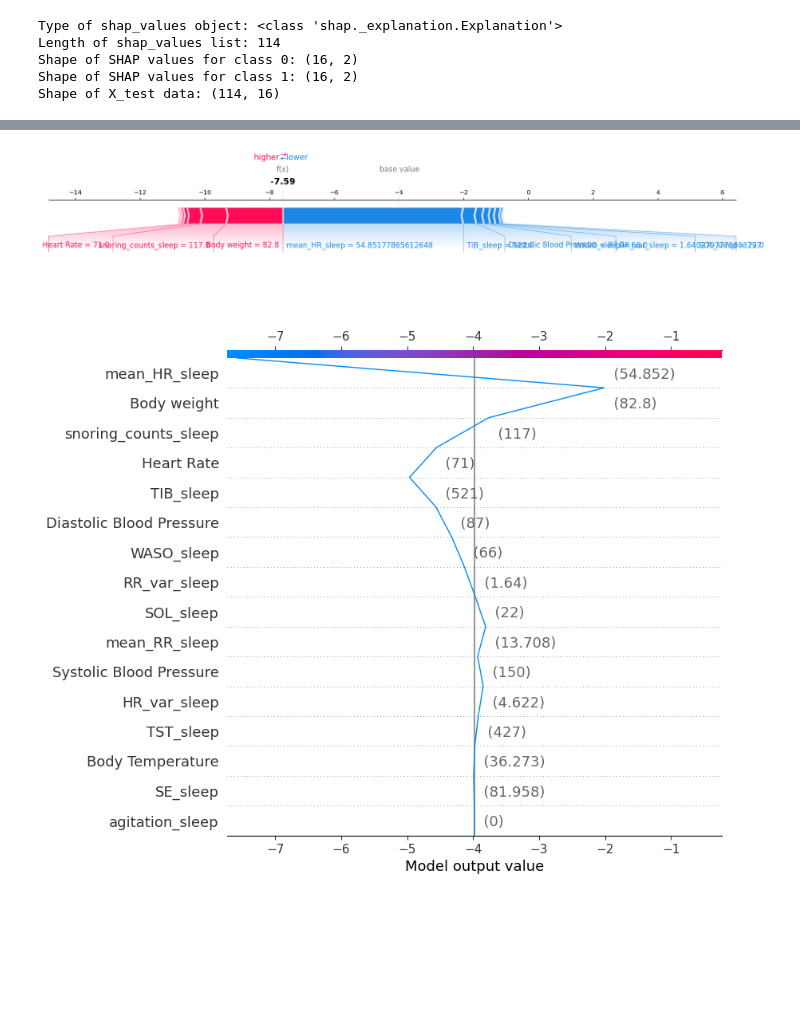
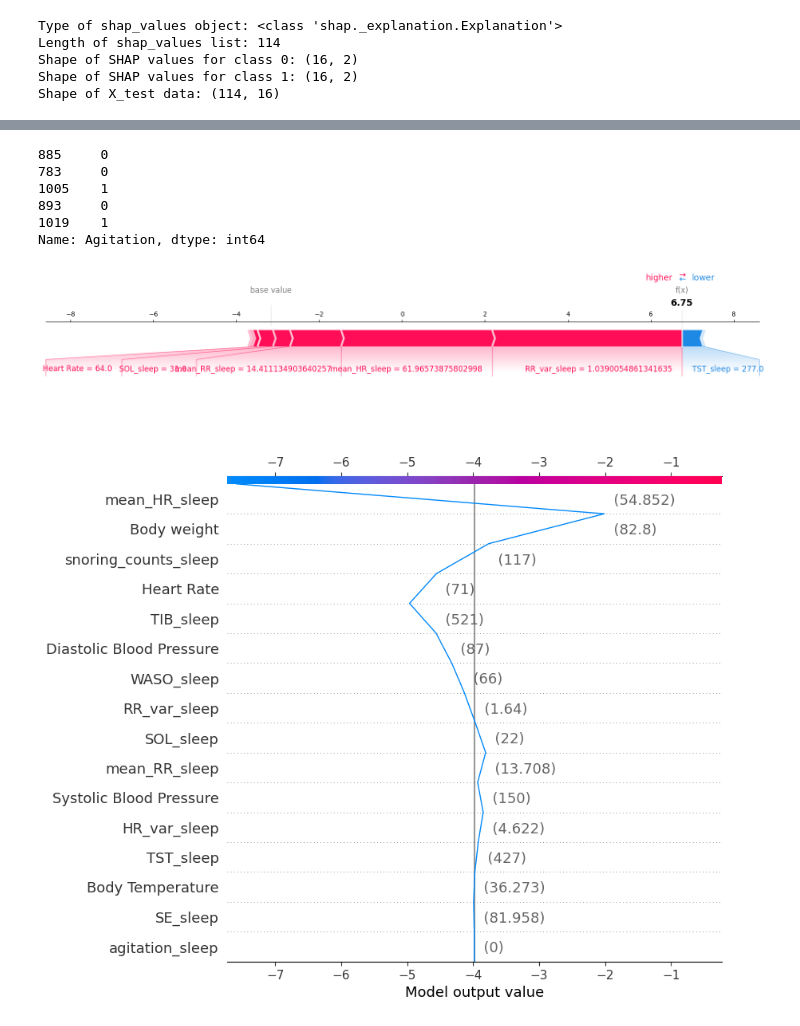
Before and after one commit to y-ghoneim/SDProject32, a Jupyter notebook: Notebooks/Sleep + Physio Model Building.ipynb, the cells around one changed output, grey strips where cells are left out. Saved outputs shown, nothing was run; the diff lists cells and outputs as text; code cells hidden in the pictures; blank space fills up the shorter version.

```diff
--- a/Notebooks/Sleep + Physio Model Building.ipynb
+++ b/Notebooks/Sleep + Physio Model Building.ipynb
@@ -41,6 +41,6 @@ import shap
 data = pd.read_csv('../Dataset/dataset_final.csv')
 
 # Drop unnecessary columns
-data = data.drop(['patient_id', 'window_period', 'Sleep_Agitation', 'Physio_Agitation', 'agitation_sleep'], axis=1)
+data = data.drop(['patient_id', 'window_period', 'Sleep_Agitation', 'Physio_Agitation', 'agitation_sleep', 'snoring_counts_sleep', 'Systolic Blood Pressure', 'Diastolic Blood Pressure', 'Body Temperature', 'Body weight'], axis=1)
 #drop redundant rows
 data = data.drop_duplicates()
@@ -242,20 +260,32 @@ Shape of X_test data: (114, 16)
+# %%
+y_test.head()
+# %% [output]
+885     0
+783     0
+1005    1
+893     0
+1019    1
+Name: Agitation, dtype: int64
 # %%
+import matplotlib.pyplot as plt
+
 # Select a specific instance (e.g., the first one in the test set)
 instance_index = 0  # or any index of interest
-single_record = X_test.iloc[instance_index:instance_index+1]
+single_record = X_test.iloc[instance_index+2:instance_index+3]
 
 # Calculate SHAP values for the selected instance
 shap_values_single = explainer.shap_values(single_record)
 
 # Generate a force plot for the selected instance
 shap.force_plot(
     base_value=explainer.expected_value, # the reference value that the features start from
     shap_values=shap_values_single,      # SHAP values for the selected instance
     features=single_record,              # the selected instance's feature values
+    show = False,
     matplotlib=True                      # set to True to render it as matplotlib figure
 )
 # %% [output]
-[figure, old version]
+[figure, new version]
 # %%
 # Calculate SHAP values for the selected instance, if not already calculated
 shap_values_single = explainer.shap_values(single_record)
```
Also changed, not shown: parts of 15 cells of this notebook.
